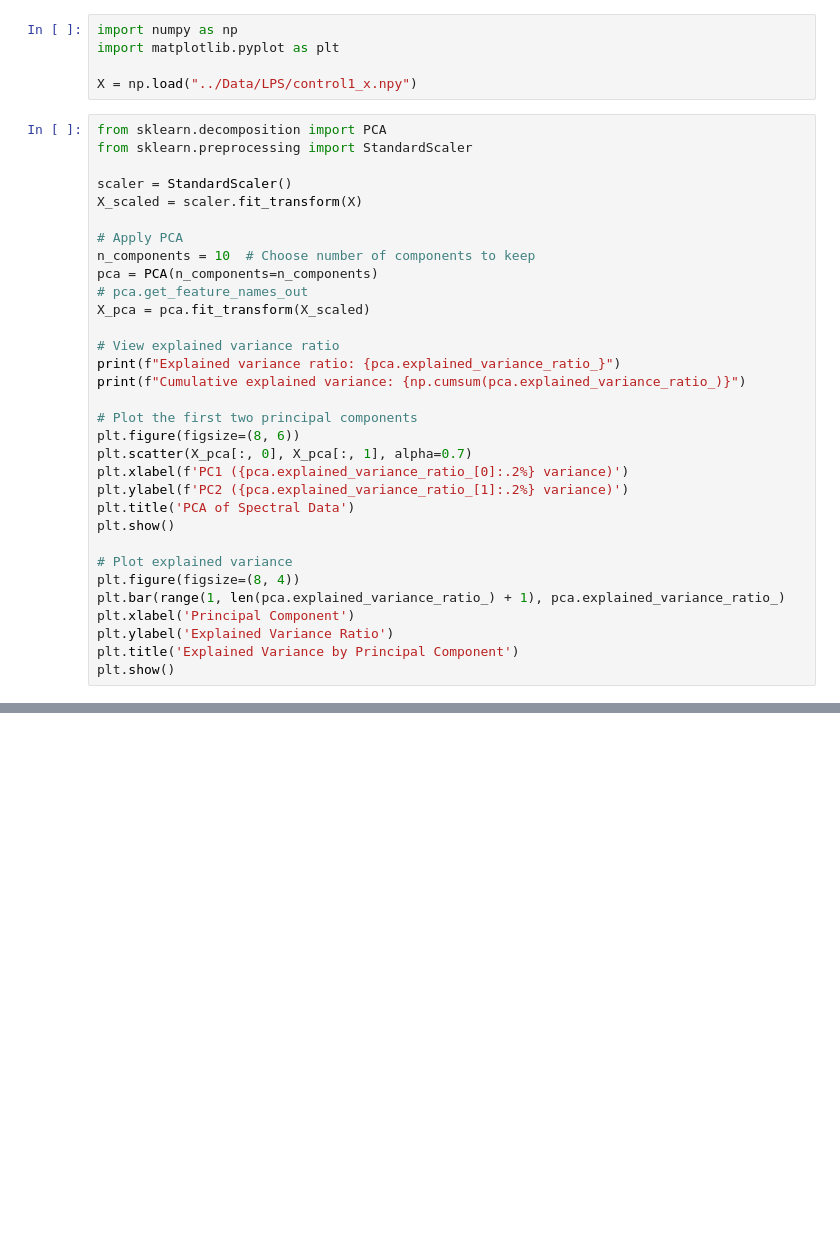
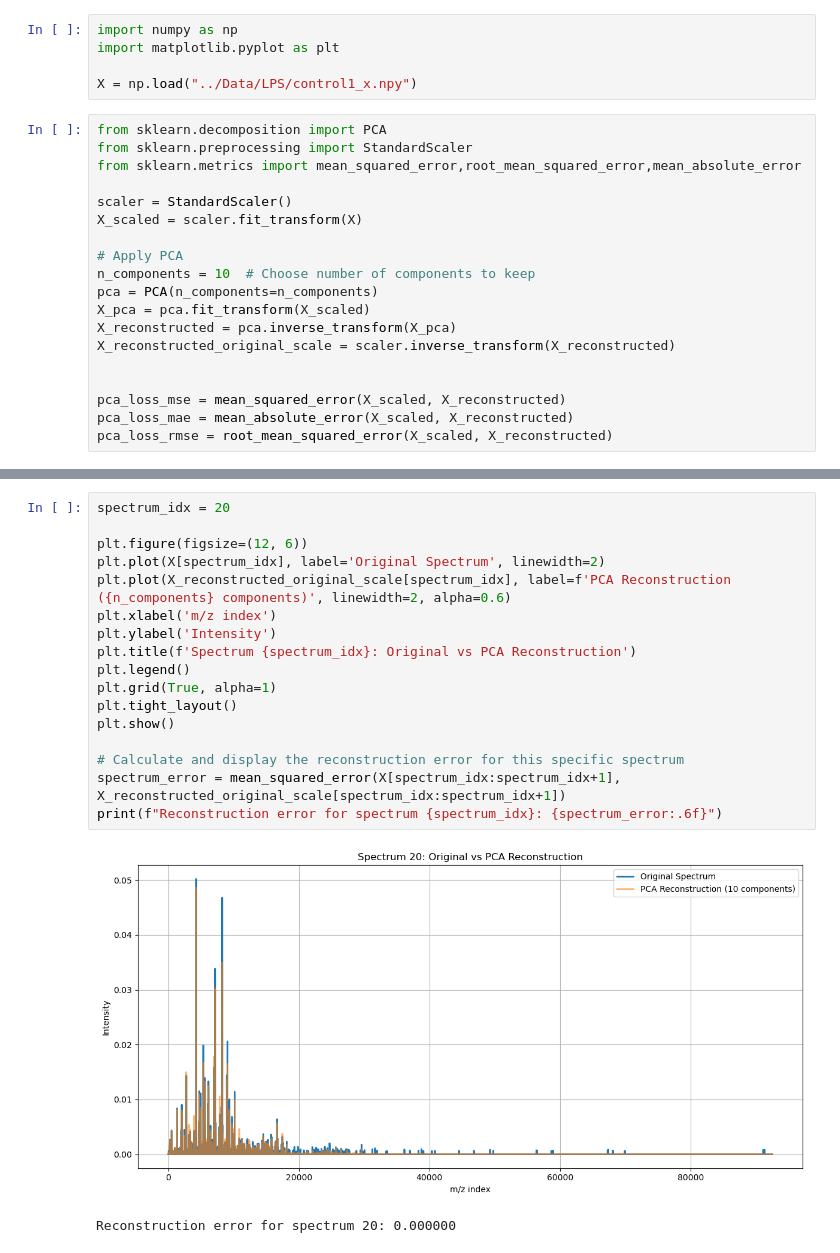
Before and after one commit to Tapiwamaz/HonoursResearch, a Jupyter notebook: Notebooks/PCA.ipynb, the cells around one changed output, grey strips where cells are left out. Cells and saved outputs as stored; diff of their text form; blank space fills up the shorter version.

```diff
--- a/Notebooks/PCA.ipynb
+++ b/Notebooks/PCA.ipynb
@@ -8,6 +18,7 @@ X = np.load("../Data/LPS/control1_x.npy")
 # %%
 from sklearn.decomposition import PCA
 from sklearn.preprocessing import StandardScaler
+from sklearn.metrics import mean_squared_error,root_mean_squared_error,mean_absolute_error
 
 scaler = StandardScaler()
 X_scaled = scaler.fit_transform(X)
@@ -15,25 +26,11 @@ X_scaled = scaler.fit_transform(X)
 # Apply PCA
 n_components = 10  # Choose number of components to keep
 pca = PCA(n_components=n_components)
-# pca.get_feature_names_out
 X_pca = pca.fit_transform(X_scaled)
+X_reconstructed = pca.inverse_transform(X_pca)
+X_reconstructed_original_scale = scaler.inverse_transform(X_reconstructed)
 
-# View explained variance ratio
-print(f"Explained variance ratio: {pca.explained_variance_ratio_}")
-print(f"Cumulative explained variance: {np.cumsum(pca.explained_variance_ratio_)}")
 
-# Plot the first two principal components
-plt.figure(figsize=(8, 6))
-plt.scatter(X_pca[:, 0], X_pca[:, 1], alpha=0.7)
-plt.xlabel(f'PC1 ({pca.explained_variance_ratio_[0]:.2%} variance)')
-plt.ylabel(f'PC2 ({pca.explained_variance_ratio_[1]:.2%} variance)')
-plt.title('PCA of Spectral Data')
-plt.show()
-
-# Plot explained variance
-plt.figure(figsize=(8, 4))
-plt.bar(range(1, len(pca.explained_variance_ratio_) + 1), pca.explained_variance_ratio_)
-plt.xlabel('Principal Component')
-plt.ylabel('Explained Variance Ratio')
-plt.title('Explained Variance by Principal Component')
-plt.show()
+pca_loss_mse = mean_squared_error(X_scaled, X_reconstructed)
+pca_loss_mae = mean_absolute_error(X_scaled, X_reconstructed)
+pca_loss_rmse = root_mean_squared_error(X_scaled, X_reconstructed)
@@ -46,0 +45,20 @@ Cumulative explained variance: [0.00332912 0.00583291 0.00744426 0.00894726 0.01
+# %%
+spectrum_idx = 20
+
+plt.figure(figsize=(12, 6))
+plt.plot(X[spectrum_idx], label='Original Spectrum', linewidth=2)
+plt.plot(X_reconstructed_original_scale[spectrum_idx], label=f'PCA Reconstruction ({n_components} components)', linewidth=2, alpha=0.6)
+plt.xlabel('m/z index')
+plt.ylabel('Intensity')
+plt.title(f'Spectrum {spectrum_idx}: Original vs PCA Reconstruction')
+plt.legend()
+plt.grid(True, alpha=1)
+plt.tight_layout()
+plt.show()
+
+# Calculate and display the reconstruction error for this specific spectrum
+spectrum_error = mean_squared_error(X[spectrum_idx:spectrum_idx+1], X_reconstructed_original_scale[spectrum_idx:spectrum_idx+1])
+print(f"Reconstruction error for spectrum {spectrum_idx}: {spectrum_error:.6f}")
+# %% [output]
+[figure, added]
+Reconstruction error for spectrum 20: 0.000000
```
Also changed, not shown: parts of 5 cells of this notebook, 12 other files.
